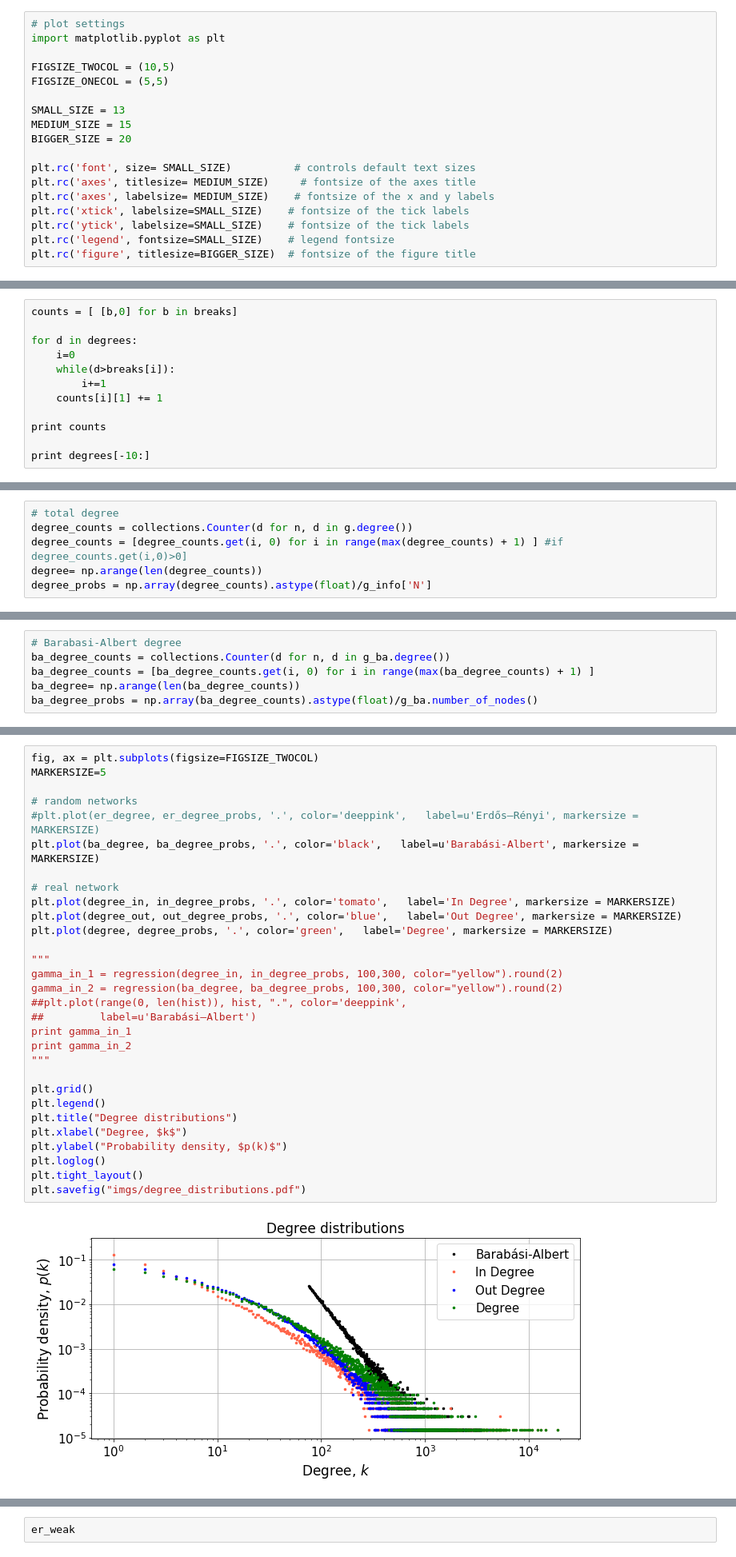
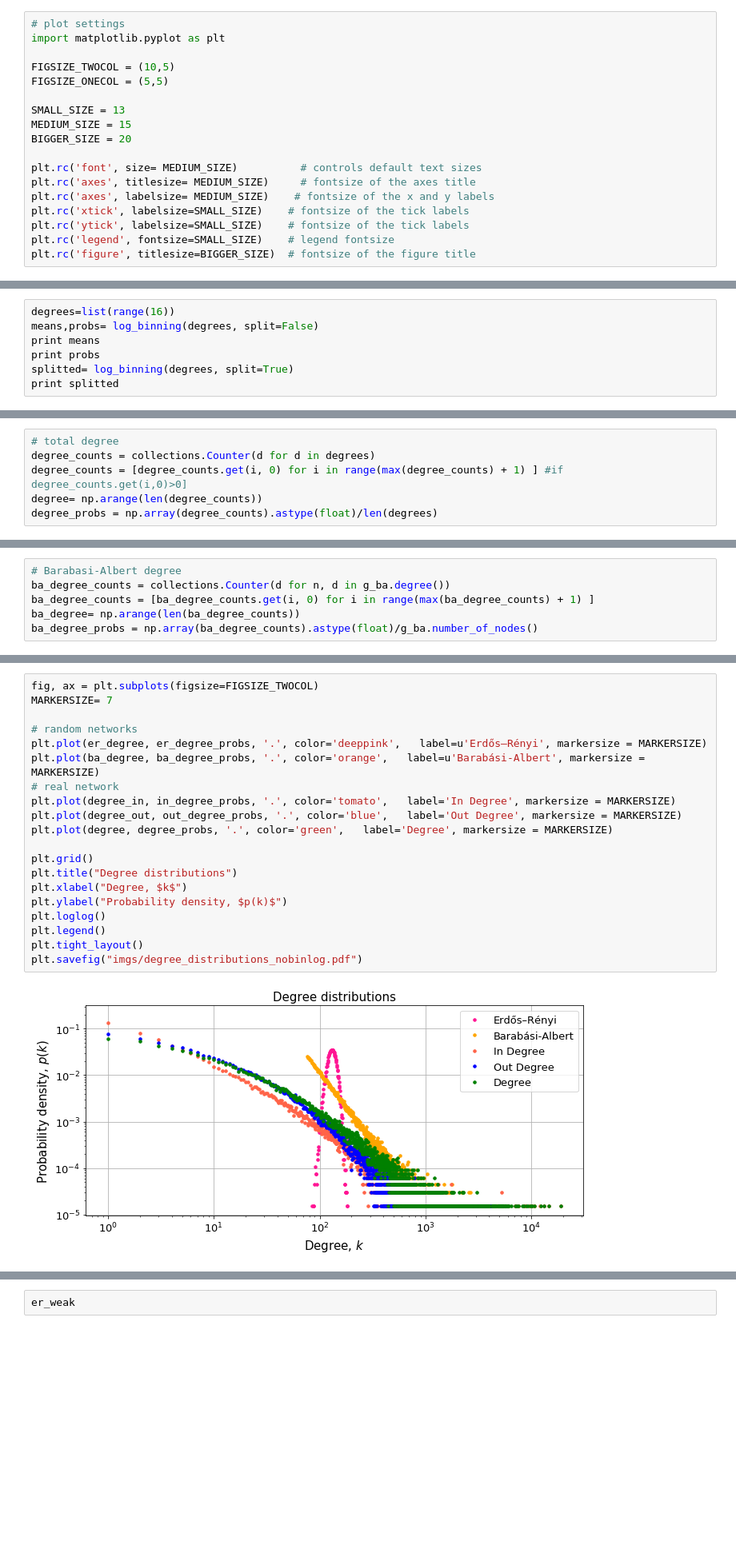
Before and after one commit to biyanisuraj/the_facebook_scandal, a Jupyter notebook: scripts/visualization/degree_distributions.ipynb, the cells around one changed output, grey strips where cells are left out. Shown at 80% size. Drawn from its saved outputs; the diff is of its cells as text; blank space fills up the shorter version.

```diff
--- a/scripts/visualization/degree_distributions.ipynb
+++ b/scripts/visualization/degree_distributions.ipynb
@@ -17,7 +17,7 @@ SMALL_SIZE = 13
 MEDIUM_SIZE = 15
 BIGGER_SIZE = 20
 
-plt.rc('font', size= SMALL_SIZE)          # controls default text sizes
+plt.rc('font', size= MEDIUM_SIZE)          # controls default text sizes
 plt.rc('axes', titlesize= MEDIUM_SIZE)     # fontsize of the axes title
 plt.rc('axes', labelsize= MEDIUM_SIZE)    # fontsize of the x and y labels
 plt.rc('xtick', labelsize=SMALL_SIZE)    # fontsize of the tick labels
@@ -198,12 +185,0 @@ print degree_means
-# %%
-counts = [ [b,0] for b in breaks]
-
-for d in degrees:
-    i=0
-    while(d>breaks[i]):
-        i+=1
-    counts[i][1] += 1
-
-print counts
-
-print degrees[-10:]
@@ -248,0 +207,7 @@ plt.loglog()
+# %%
+degrees=list(range(16))
+means,probs= log_binning(degrees, split=False)
+print means
+print probs
+splitted= log_binning(degrees, split=True)
+print splitted
@@ -249,6 +218,6 @@ plt.loglog()
 # %%
 # total degree
-degree_counts = collections.Counter(d for n, d in g.degree())
+degree_counts = collections.Counter(d for d in degrees)
 degree_counts = [degree_counts.get(i, 0) for i in range(max(degree_counts) + 1) ] #if degree_counts.get(i,0)>0]
 degree= np.arange(len(degree_counts))
-degree_probs = np.array(degree_counts).astype(float)/g_info['N']
+degree_probs = np.array(degree_counts).astype(float)/len(degrees)
@@ -278,35 +297,25 @@ g_ba = nx.read_edgelist('../network/networks/ba_edge_list_now.txt',
 # %%
 fig, ax = plt.subplots(figsize=FIGSIZE_TWOCOL)
-MARKERSIZE=5
+MARKERSIZE= 7
 
 # random networks
-#plt.plot(er_degree, er_degree_probs, '.', color='deeppink',   label=u'Erdős–Rényi', markersize = MARKERSIZE)
-plt.plot(ba_degree, ba_degree_probs, '.', color='black',   label=u'Barabási-Albert', markersize = MARKERSIZE)
-
+plt.plot(er_degree, er_degree_probs, '.', color='deeppink',   label=u'Erdős–Rényi', markersize = MARKERSIZE)
+plt.plot(ba_degree, ba_degree_probs, '.', color='orange',   label=u'Barabási-Albert', markersize = MARKERSIZE)
 # real network
 plt.plot(degree_in, in_degree_probs, '.', color='tomato',   label='In Degree', markersize = MARKERSIZE)
 plt.plot(degree_out, out_degree_probs, '.', color='blue',   label='Out Degree', markersize = MARKERSIZE)
 plt.plot(degree, degree_probs, '.', color='green',   label='Degree', markersize = MARKERSIZE)
 
-"""
-gamma_in_1 = regression(degree_in, in_degree_probs, 100,300, color="yellow").round(2)
-gamma_in_2 = regression(ba_degree, ba_degree_probs, 100,300, color="yellow").round(2)
-##plt.plot(range(0, len(hist)), hist, ".", color='deeppink',
-##         label=u'Barabási–Albert')
-print gamma_in_1
-print gamma_in_2
-"""
-
 plt.grid()
-plt.legend()
 plt.title("Degree distributions")
 plt.xlabel("Degree, $k$")
 plt.ylabel("Probability density, $p(k)$")
 plt.loglog()
+plt.legend()
 plt.tight_layout()
-plt.savefig("imgs/degree_distributions.pdf")
+plt.savefig("imgs/degree_distributions_nobinlog.pdf")
 # %% [output]
-[figure, old version]
+[figure, new version]
 # %%
 # regression testing
 begin = 30
```
Also changed, not shown: parts of 20 cells of this notebook, 10 other files.
